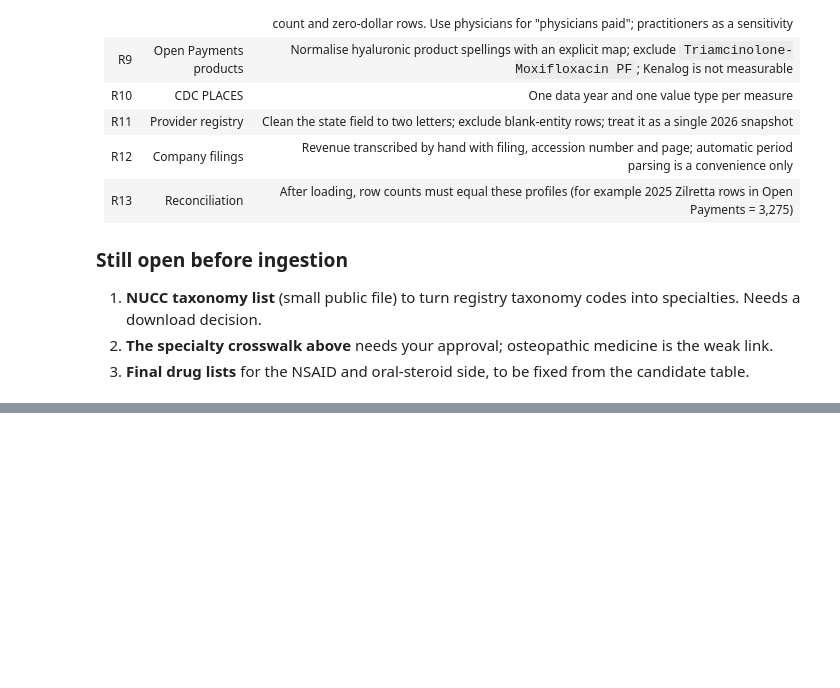
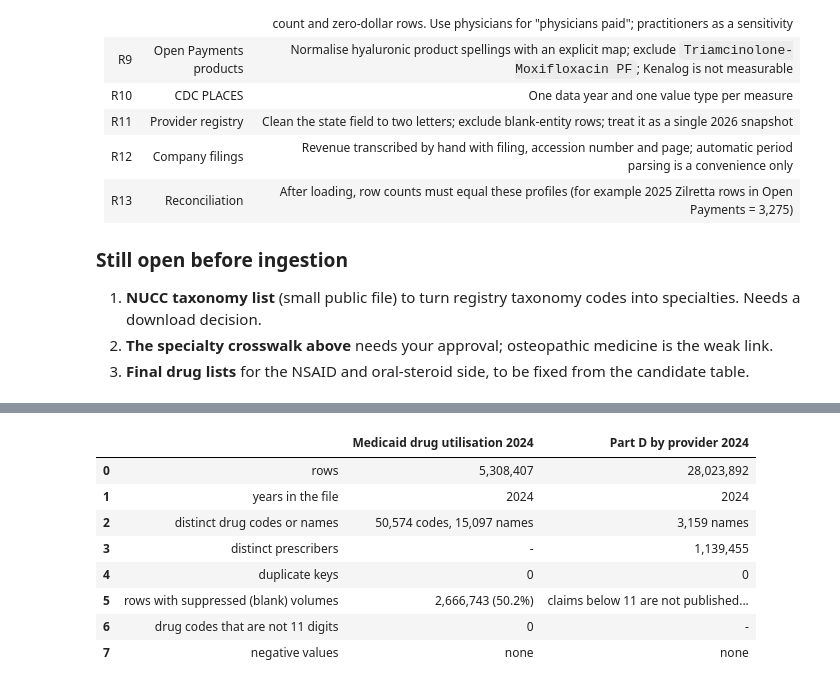
Before and after one commit to tus2014ar/oa-market-intelligence-system, a Jupyter notebook: notebooks/10_external_raw_data_profile.ipynb, the cells around one changed output, grey strips where cells are left out. Drawn from its saved outputs; the diff is of its cells as text; code cells hidden in the pictures; blank space fills up the shorter version.

```diff
--- a/notebooks/10_external_raw_data_profile.ipynb
+++ b/notebooks/10_external_raw_data_profile.ipynb
@@ -372,0 +377,29 @@ Eleven of the twelve IQVIA groups used in the adoption model have a clear Medica
+# %%
+medicaid = load("medicaid_sdud")["2024"]
+partd = load("partd_provider")["2024"]
+mc = medicaid["columns"]
+pc = partd["columns"]
+facts = pd.DataFrame(
+    [
+        ("rows", f"{medicaid['n_rows']:,}", f"{partd['n_rows']:,}"),
+        ("years in the file", ", ".join(mc["Year"]["top_values"]), "2024"),
+        ("distinct drug codes or names", f"{medicaid['n_distinct_ndc']:,} codes, {medicaid['n_distinct_product_names']:,} names", f"{partd['n_distinct_drug_names']:,} names"),
+        ("distinct prescribers", "-", f"{partd['n_distinct_prescribers']:,}"),
+        ("duplicate keys", medicaid["duplicate_keys"], partd["duplicate_keys"]),
+        ("rows with suppressed (blank) volumes", f"{mc['Suppression Used']['top_values']['true']:,} ({mc['Suppression Used']['top_values']['true'] / medicaid['n_rows']:.1%})", "claims below 11 are not published (minimum " + f"{pc['Tot_Clms']['min']:.0f})"),
+        ("drug codes that are not 11 digits", medicaid["n_ndc_not_eleven_digits"], "-"),
+        ("negative values", "none" if mc["Total Amount Reimbursed"]["n_negative"] == 0 else "present", "none" if pc["Tot_Clms"]["n_negative"] == 0 else "present"),
+    ],
+    columns=["", "Medicaid drug utilisation 2024", "Part D by provider 2024"],
+)
+facts
+# %% [output]
+|  |  | Medicaid drug utilisation 2024 | Part D by provider 2024 |
+| 0 | rows | 5,308,407 | 28,023,892 |
+| 1 | years in the file | 2024 | 2024 |
+| 2 | distinct drug codes or names | 50,574 codes, 15,097 names | 3,159 names |
+| 3 | distinct prescribers | - | 1,139,455 |
+| 4 | duplicate keys | 0 | 0 |
+| 5 | rows with suppressed (blank) volumes | 2,666,743 (50.2%) | claims below 11 are not published... |
+| 6 | drug codes that are not 11 digits | 0 | - |
+| 7 | negative values | none | none |
```
Also changed, not shown: parts of 4 cells of this notebook, 12 other files.
